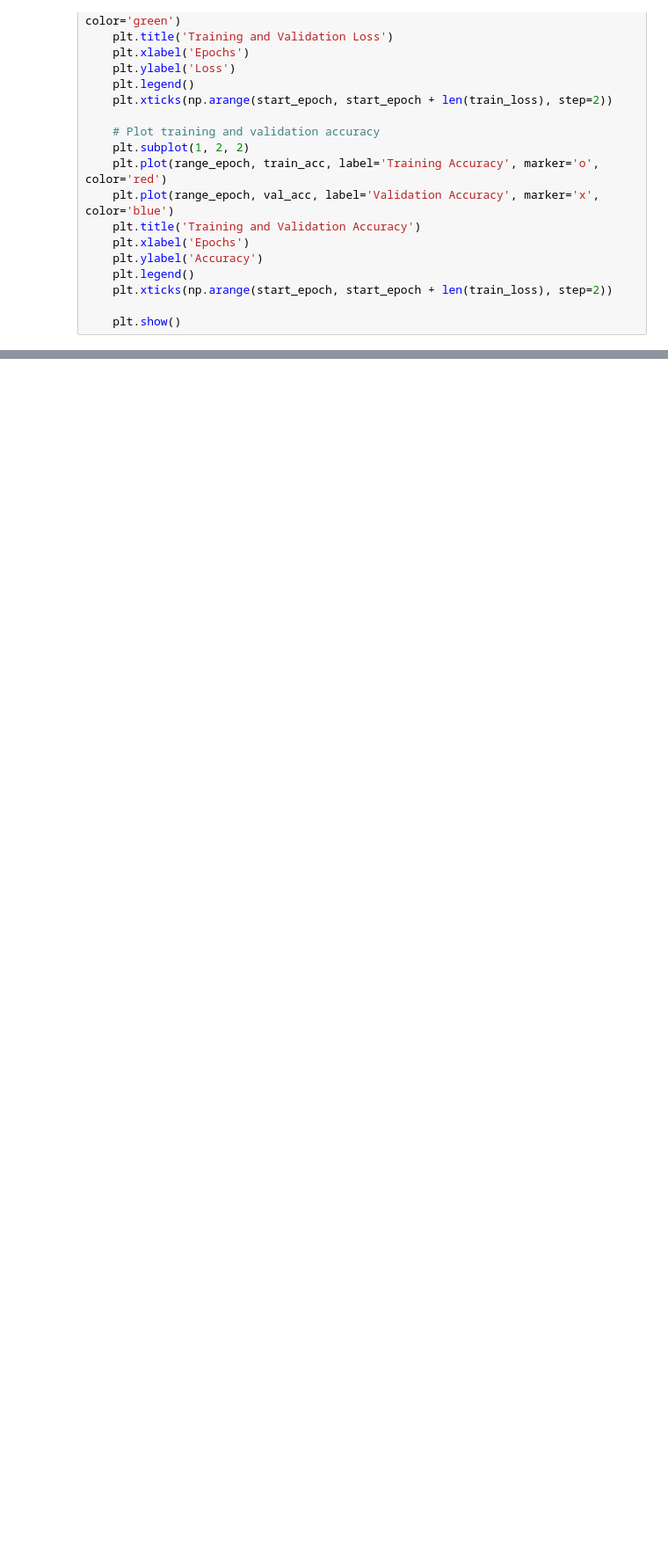
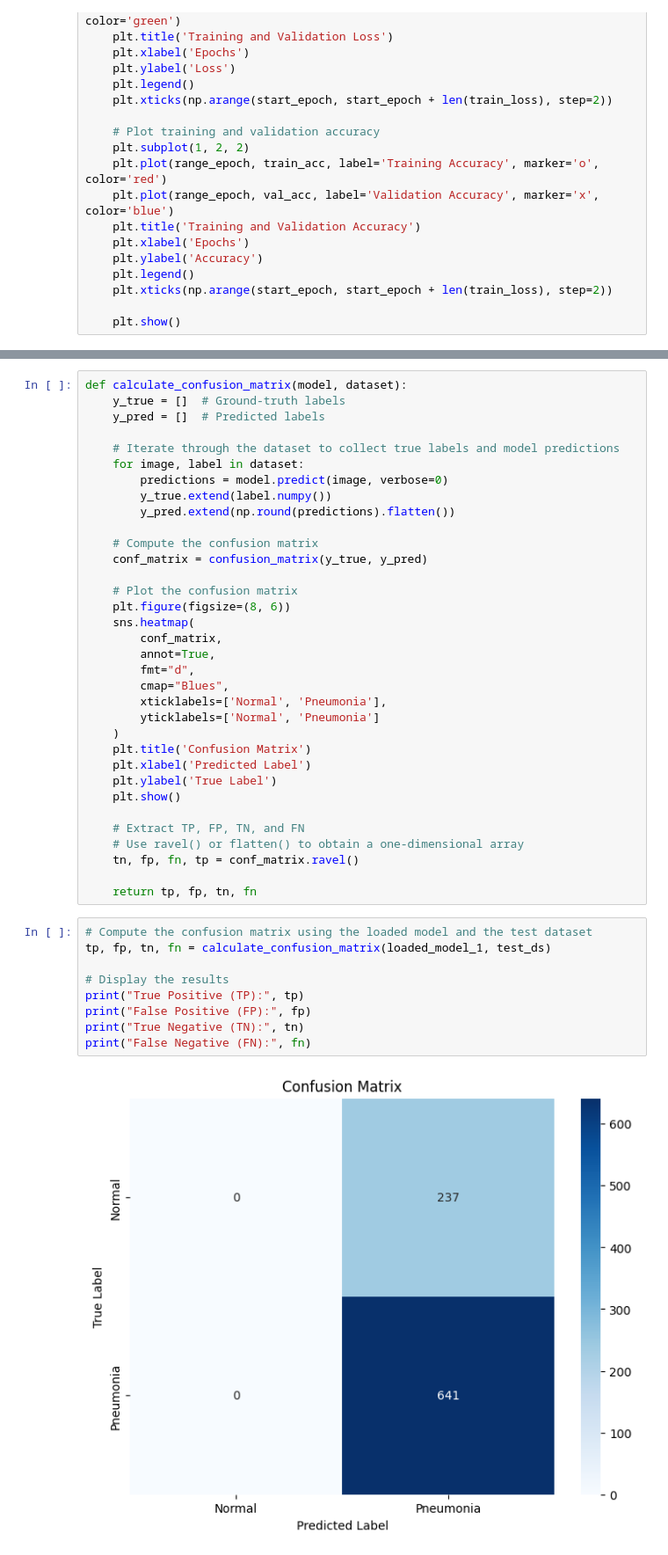
Before and after one commit to Sachin20010517/pneumonet-cnn-classifier, a Jupyter notebook: PneumoNet_Complete_Pipeline.ipynb, the cells around one changed output, grey strips where cells are left out. Shown at 88% size. Saved outputs shown, nothing was run; the diff lists cells and outputs as text; blank space fills up the shorter version.

```diff
--- a/PneumoNet_Complete_Pipeline.ipynb
+++ b/PneumoNet_Complete_Pipeline.ipynb
@@ -1000,0 +1087,45 @@ plot_training_history(history_name=history_1)
+# %%
+def calculate_confusion_matrix(model, dataset):
+    y_true = []  # Ground-truth labels
+    y_pred = []  # Predicted labels
+
+    # Iterate through the dataset to collect true labels and model predictions
+    for image, label in dataset:
+        predictions = model.predict(image, verbose=0)
+        y_true.extend(label.numpy())
+        y_pred.extend(np.round(predictions).flatten())
+
+    # Compute the confusion matrix
+    conf_matrix = confusion_matrix(y_true, y_pred)
+
+    # Plot the confusion matrix
+    plt.figure(figsize=(8, 6))
+    sns.heatmap(
+        conf_matrix,
+        annot=True,
+        fmt="d",
+        cmap="Blues",
+        xticklabels=['Normal', 'Pneumonia'],
+        yticklabels=['Normal', 'Pneumonia']
+    )
+    plt.title('Confusion Matrix')
+    plt.xlabel('Predicted Label')
+    plt.ylabel('True Label')
+    plt.show()
+
+    # Extract TP, FP, TN, and FN
+    # Use ravel() or flatten() to obtain a one-dimensional array
+    tn, fp, fn, tp = conf_matrix.ravel()
+
+    return tp, fp, tn, fn
+# %%
+# Compute the confusion matrix using the loaded model and the test dataset
+tp, fp, tn, fn = calculate_confusion_matrix(loaded_model_1, test_ds)
+
+# Display the results
+print("True Positive (TP):", tp)
+print("False Positive (FP):", fp)
+print("True Negative (TN):", tn)
+print("False Negative (FN):", fn)
+# %% [output]
+[figure, added]
```
Also changed, not shown: parts of 23 cells of this notebook.
